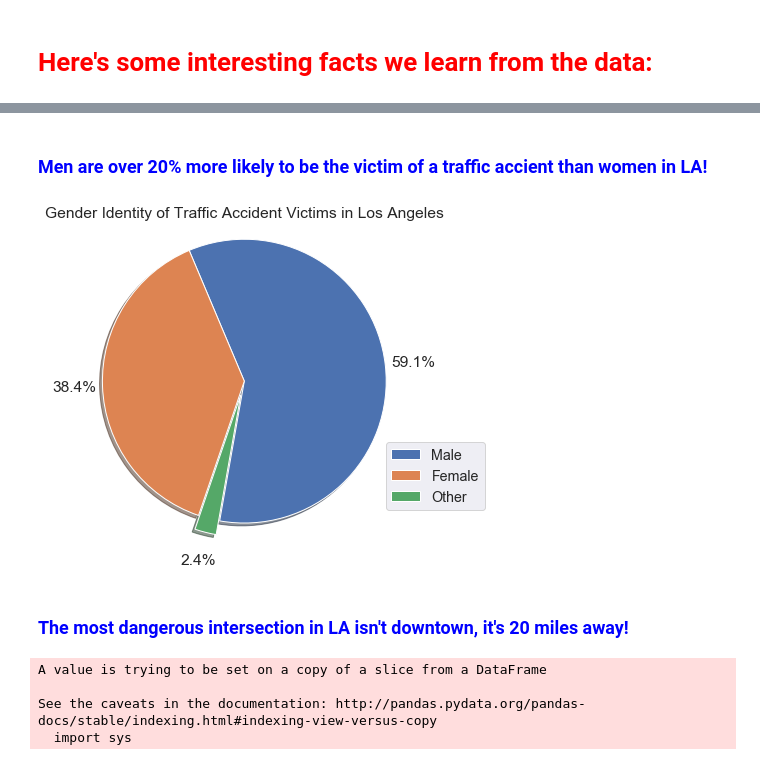
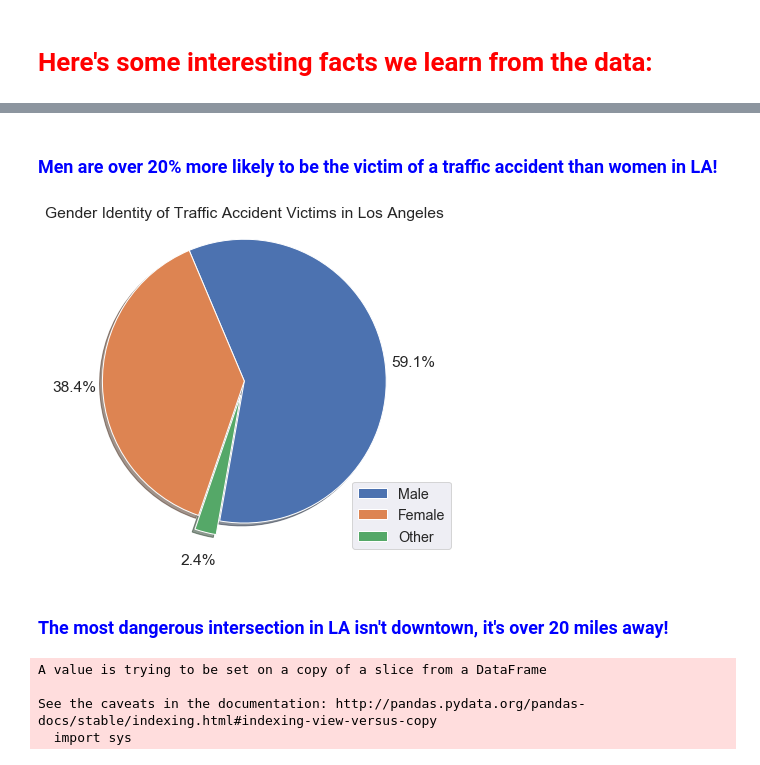
Before and after one commit to Nlaurita/Analysis_of_LA_Traffic_Collisions, a Jupyter notebook: LA Collision Analysis.ipynb, the cells around one changed output, grey strips where cells are left out. Drawn from its saved outputs; the diff is of its cells as text; code cells hidden in the pictures.

```diff
--- a/LA Collision Analysis.ipynb
+++ b/LA Collision Analysis.ipynb
@@ -204,34 +145,35 @@ plt.close('all')
 # %% [markdown]
-### <font  color=blue> Men are over 20% more likely to be the victim of a traffic accient than women in LA! </font>
+### <font  color=blue> Men are over 20% more likely to be the victim of a traffic accident than women in LA! </font>
 # %%
 #---Are men or women more likely to be the victim of a traffic accident?---#
-
 victim_gen_df = collision_df[['victim_sex']].reset_index()
 victim_gen_df_gr = victim_gen_df.groupby('victim_sex').count().sort_values(by=['index'], ascending=False).reset_index().rename(columns={'index':'count'})
 
 #---Lets add a column to group together the people who identify as neither male or female---#
 victim_gen_df_gr['gender_label'] = victim_gen_df_gr.apply(lambda row: row['victim_sex'] if (row['victim_sex'] == 'M') | (row['victim_sex'] == 'F') else 'X', axis=1)
 victim_gen_df_grgr = victim_gen_df_gr.groupby('gender_label').sum().sort_values(by=['count'], ascending=False).reset_index()
 
 #---Set Seaborn style & font size---#
 sns.set_style('darkgrid', {'xtick.bottom': True, 'ytick.left': True})
 sns.set_palette('Spectral')
 sns.set(font_scale=1.3)
 
 gender_label = ['Male', 'Female', 'Other']
 explode = [0, 0, 0.1]
 
 plt.figure(figsize=(6,6))
 plt.pie(victim_gen_df_grgr['count'], labels = None, shadow = True, autopct='%1.1f%%', pctdistance = 1.2, startangle=1700, explode=explode)
 plt.title('Gender Identity of Traffic Accident Victims in Los Angeles')
-plt.legend(gender_label,bbox_to_anchor=(0.9,0.35), loc="upper left")
+plt.legend(gender_label,bbox_to_anchor=(0.8,0.23), loc="upper left")
 plt.ylabel("")
 plt.axis('equal')
+plt.savefig('Gender_Identity.pdf', dpi=150)
 plt.show()
+plt.close('all')
 # %% [output]
-[figure, old version]
+[figure, new version]
 # %% [markdown]
-### <font  color=blue> The most dangerous intersection in LA isn't downtown, it's 20 miles away! </font>
+### <font  color=blue> The most dangerous intersection in LA isn't downtown, it's over 20 miles away! </font>
 # %%
 #---Whats the most dangerous intersection in LA?---#
 collision_intersection_df = collision_df['intersection'].reset_index()
```
Also changed, not shown: parts of 18 cells of this notebook, 9 other files.
